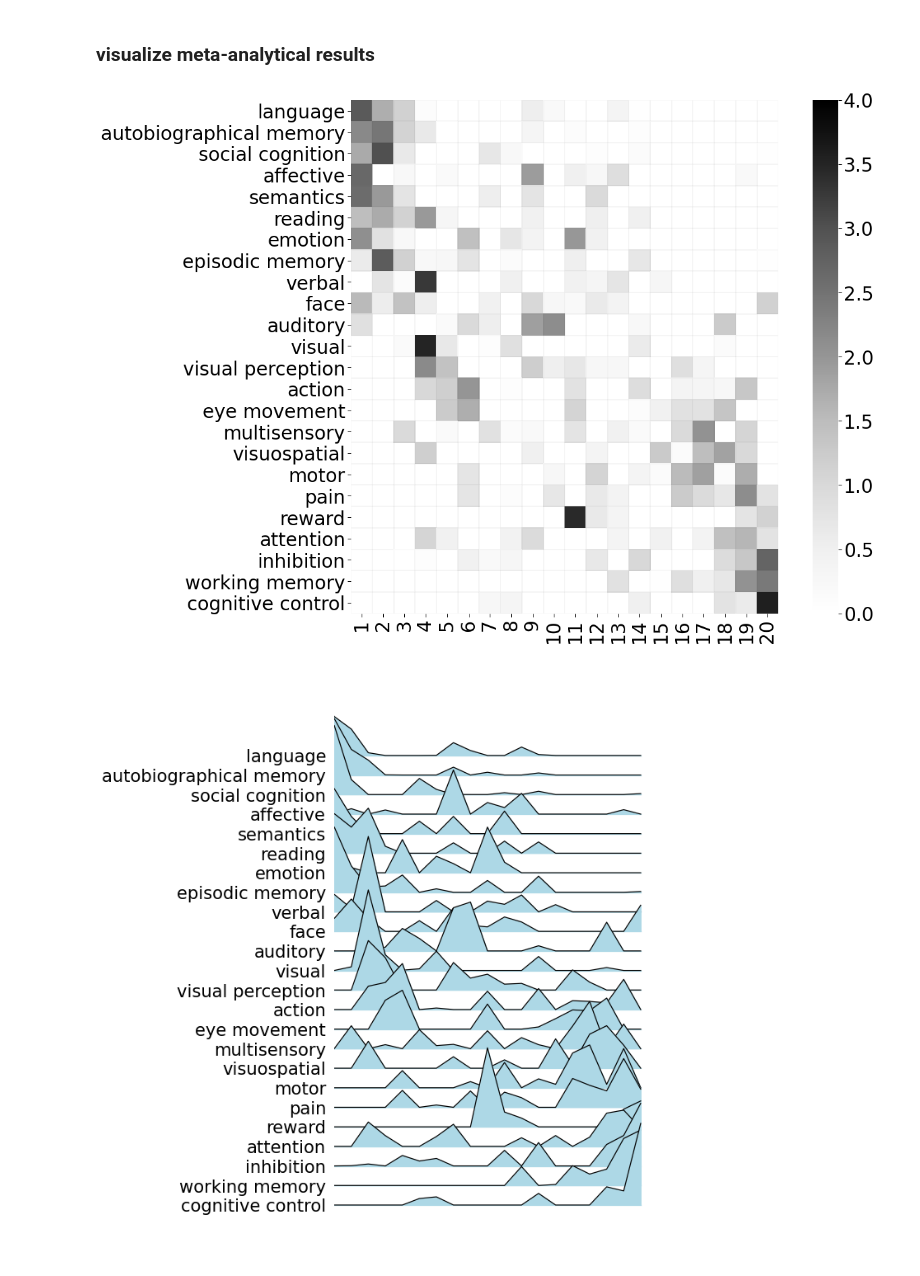
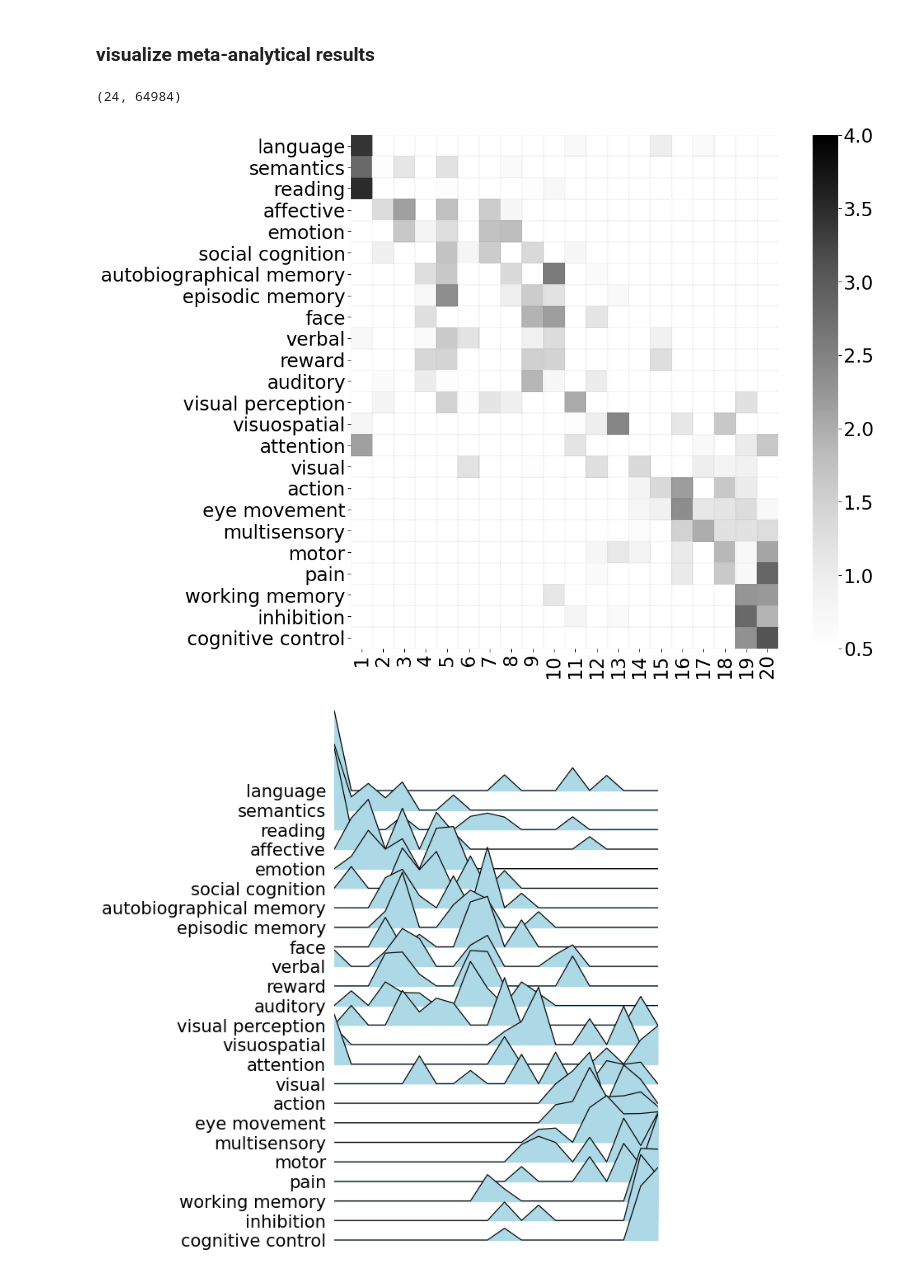
Before and after one commit to CNG-LAB/cngopen, a Jupyter notebook: asymmetry_functional_gradients/scripts/results_fig5.ipynb, the cells around one changed output. Saved outputs shown, nothing was run; the diff lists cells and outputs as text; code cells hidden in the pictures.

```diff
--- a/asymmetry_functional_gradients/scripts/results_fig5.ipynb
+++ b/asymmetry_functional_gradients/scripts/results_fig5.ipynb
@@ -54,2 +54,7 @@ plot_hemispheres(surf_lh, surf_rh, array_name = decode, nan_color = (1,1,1,0.01)
 # %% [markdown]
 ### visualize meta-analytical results
+# %%
+func_mmp = loadmat('../data/metaanalysis/functional_maps.mat')['funcmap']
+func_mmp.shape
+# %% [output]
+(24, 64984)
@@ -56,39 +66,42 @@ plot_hemispheres(surf_lh, surf_rh, array_name = decode, nan_color = (1,1,1,0.01)
+# %%
+func_bin = np.zeros((24, 20))
+for i in range(24):
+  for j in range(20):
+    func_bin[i][j] = func_mmp[i][cohen_64k==j+1].mean()
+cohen_bin = np.array([cohen_lr[cohen_rank==i+1].mean() for i in range(20)])
+# %%
+tmp_z = ss.zscore(func_bin, axis=1)
+tmp=tmp_z.copy()
+tmp[tmp<0.5] = np.nan
+weight = tmp * cohen_bin
+term_rank = np.nanmean(weight, axis=1)
 # %%
-df_sofie = loadmat('../data/metaanalysis/for_bin_decode.mat')
-intra = df_sofie['for_bin'][0][0][0].T[::-1].T[::-1]
-inter = df_sofie['for_bin'][0][0][1].T[::-1].T[::-1]
-df_intra = pd.DataFrame(intra)
-df_inter = pd.DataFrame(inter)
+df_intra = pd.DataFrame(tmp_z[term_rank.argsort()])
 
-terms=['action','affective',"attention","auditory","autobiographical memory","cognitive control",
+terms=np.array(['action','affective',"attention","auditory","autobiographical memory","cognitive control",
        "emotion","episodic memory","eye movement",'face','inhibition','language',
        'motor','multisensory','pain','reading','reward','semantics',
-       'social cognition','verbal','visual','visual perception','visuospatial','working memory']
+       'social cognition','verbal','visual','visual perception','visuospatial','working memory'])
 # %%
-rank=df_sofie['for_bin'][0][0][2][:,0]
-term_order = [None] * 24
-for i in range(24):
-    term_order[i]=terms[rank[i]-1]
-
-df_intra.index=term_order[::-1]
+df_intra.index=terms[term_rank.argsort()][::-1]
 df_intra.columns = range(1,21)
 
 sns.set_context("paper", font_scale = 3.2)
 f, (ax1) = plt.subplots(nrows=1, ncols=1, figsize=(18, 14), sharey = True)
 
-fig = sns.heatmap(df_intra, linewidths=1, square=True, linecolor = (0, 0, 0, 0.02),
-                  cmap='Greys', robust=False, ax = ax1,
-                  vmin = 0, vmax = 4, mask = df_intra < 0)
+sns.heatmap(df_intra, linewidths=1, square=True, linecolor = (0, 0, 0, 0.02),
+            cmap='Greys', robust=False, ax = ax1,
+            vmin = 0.5, vmax = 4, mask = df_intra < 0.5)
 f.savefig('../figures/fig_5_intra_g1_20bins.svg')
 # %% [output]
-[figure, old version]
+[figure, new version]
 # %%
-df_intra[df_intra<0] = 0
+df_intra[df_intra<0.5] = 0
 
 sns.set_context("paper", font_scale = 2.2)
-fig,axes = jp.joyplot(df_intra.T, figsize = (10,10), x_range = df_intra.T.index,
+fig,axes = jp.joyplot(df_intra.T, figsize = (10,10), x_range = range(20),
                       color='lightblue', xlabels = False, kind = 'values')
 
 plt.savefig('../figures/fig_5_intra_g1_wave.svg')
 # %% [output]
-[figure, old version]
+[figure, new version]
```
Also changed, not shown: parts of 4 cells of this notebook, 11 other files.
